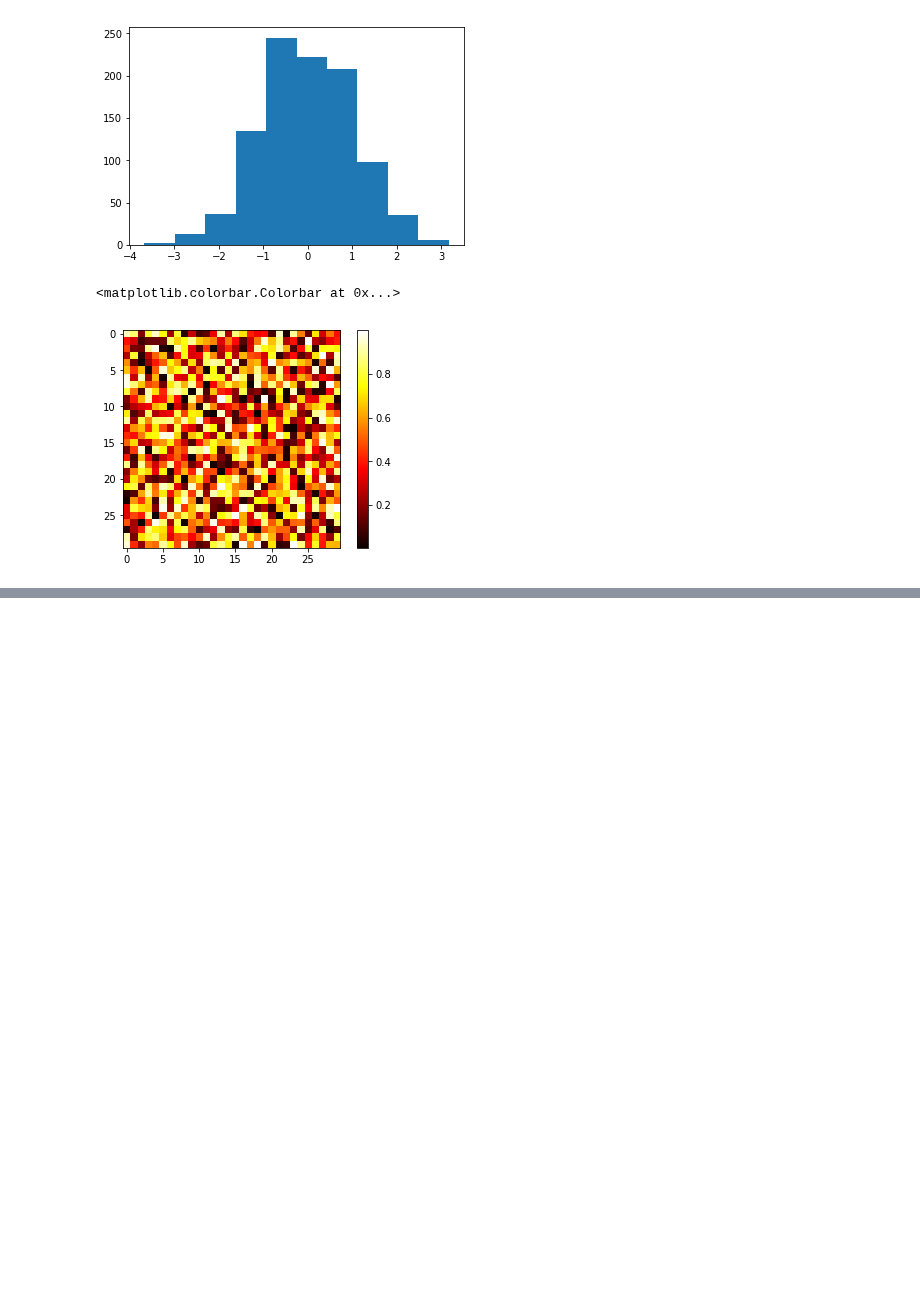
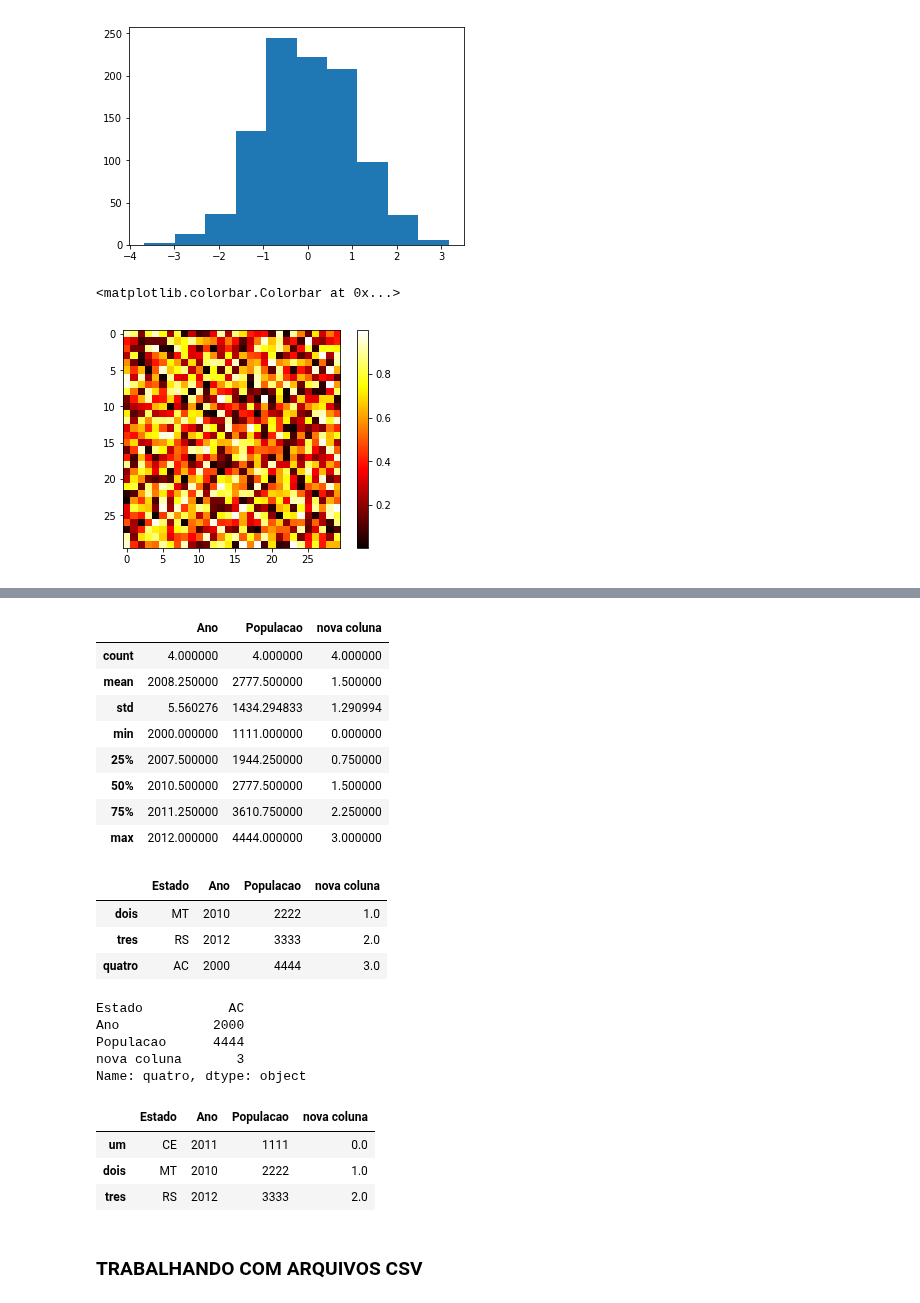
Before and after one commit to alexssandroos/dsa_learning, a Jupyter notebook: notebooks/Open_Data_Science_Stack/StackDataScience.ipynb, the cells around one changed output, grey strips where cells are left out. Saved outputs shown, nothing was run; the diff lists cells and outputs as text; code cells hidden in the pictures; blank space fills up the shorter version.

Commit message:
Adicao de Arquivo de plots e manipulacao de dados com pandas

```diff
--- a/notebooks/Open_Data_Science_Stack/StackDataScience.ipynb
+++ b/notebooks/Open_Data_Science_Stack/StackDataScience.ipynb
@@ -122,0 +137,9 @@ plt.colorbar()
+# %%
+dados = { 'Estado': ['CE', 'MT', 'RS', 'AC'],
+         'Ano': [2011, 2010, 2012, 2000],
+         'Populacao': [1111, 2222, 3333, 4444]
+}
+# %%
+df = pd.DataFrame(dados, columns=['Estado', 'Ano', 'Populacao','nova coluna'],
+                 index=['um', 'dois', 'tres', 'quatro'])
+df
@@ -122,0 +166,4 @@ plt.colorbar()
+# %%
+# preenchendo colula com valor gerado no numpy
+df['nova coluna'] = np.arange(4.)
+df
@@ -122,0 +176,40 @@ plt.colorbar()
+# %%
+# Resumo estatistico do Data Frame
+df.describe()
+# %% [output]
+|  | Ano | Populacao | nova coluna |
+| count | 4.000000 | 4.000000 | 4.000000 |
+| mean | 2008.250000 | 2777.500000 | 1.500000 |
+| std | 5.560276 | 1434.294833 | 1.290994 |
+| min | 2000.000000 | 1111.000000 | 0.000000 |
+| 25% | 2007.500000 | 1944.250000 | 0.750000 |
+| 50% | 2010.500000 | 2777.500000 | 1.500000 |
+| 75% | 2011.250000 | 3610.750000 | 2.250000 |
+| max | 2012.000000 | 4444.000000 | 3.000000 |
+# %%
+#slice do Data Frame
+df['dois':'quatro']
+# %% [output]
+|  | Estado | Ano | Populacao | nova coluna |
+| dois | MT | 2010 | 2222 | 1.0 |
+| tres | RS | 2012 | 3333 | 2.0 |
+| quatro | AC | 2000 | 4444 | 3.0 |
+# %%
+# Localizando
+df.loc['quatro']
+# %% [output]
+Estado           AC
+Ano            2000
+Populacao      4444
+nova coluna       3
+Name: quatro, dtype: object
+# %%
+# index location ultimo parametro exclusivo.
+df.iloc[0:3]
+# %% [output]
+|  | Estado | Ano | Populacao | nova coluna |
+| um | CE | 2011 | 1111 | 0.0 |
+| dois | MT | 2010 | 2222 | 1.0 |
+| tres | RS | 2012 | 3333 | 2.0 |
+# %% [markdown]
+### TRABALHANDO COM ARQUIVOS CSV
```
Also changed, not shown: parts of 11 cells of this notebook, 2 other files.
